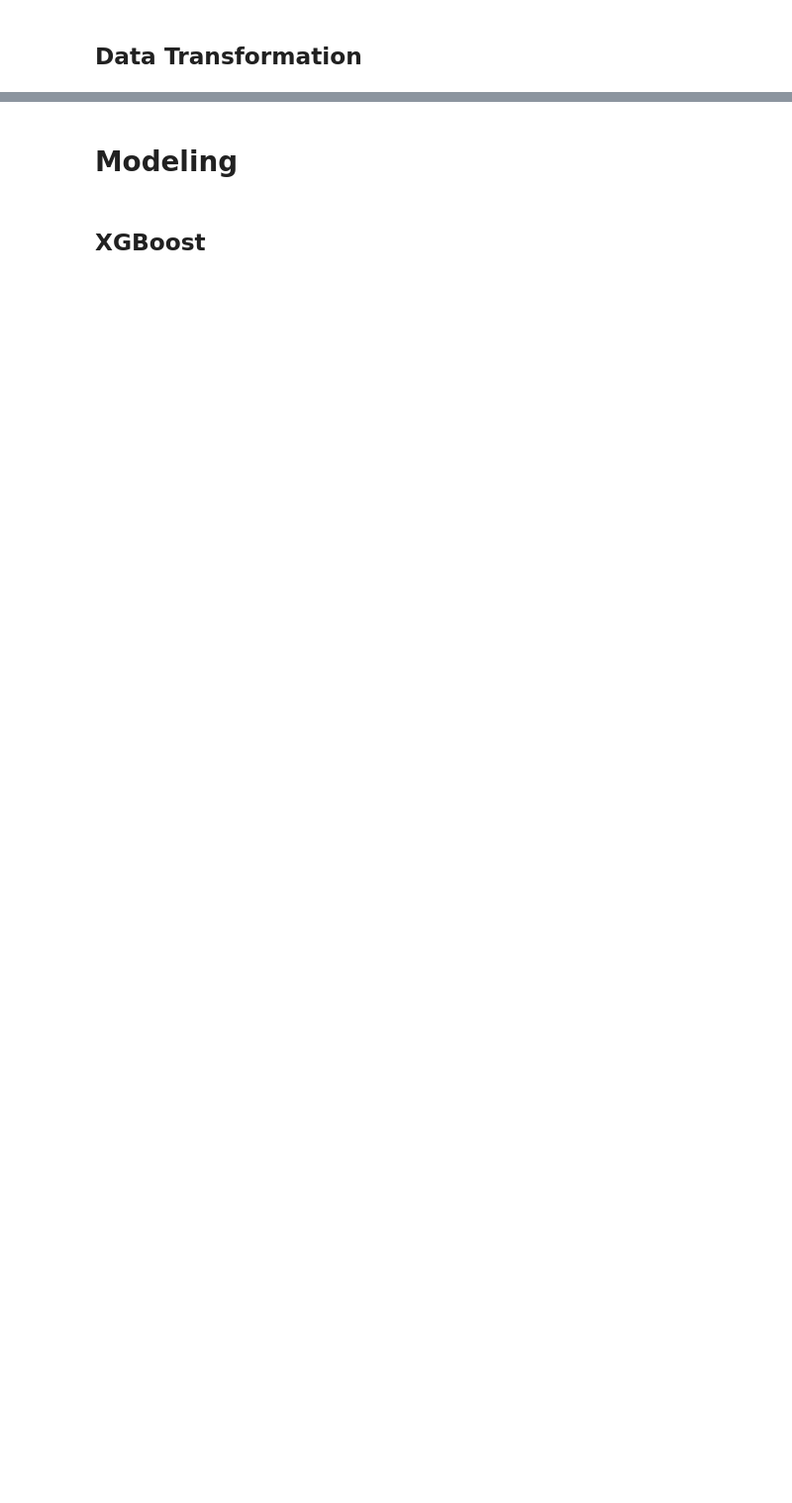
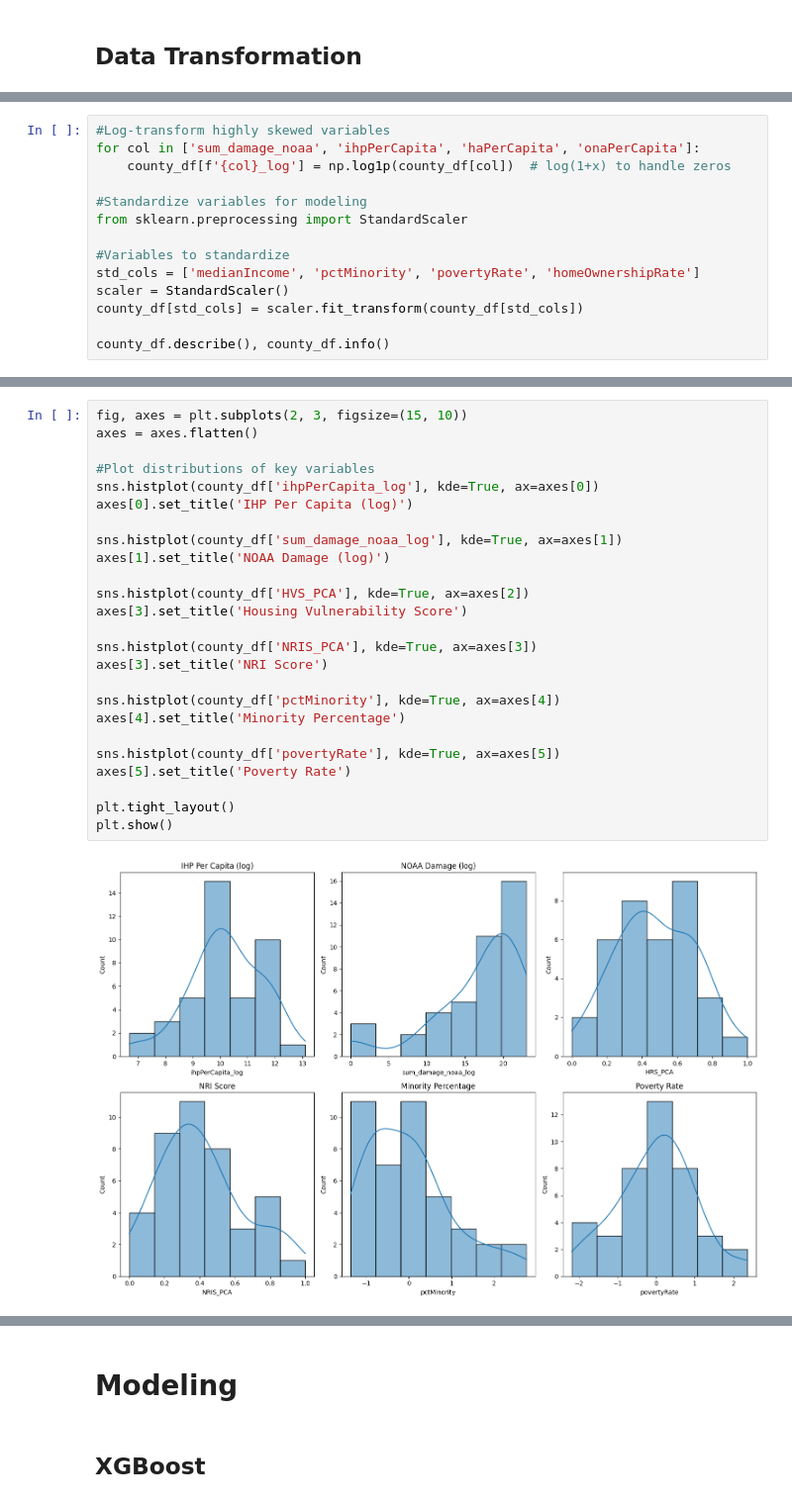
Before and after one commit to ex-pr/projects, a Jupyter notebook: research_paper/Code_research_paper.ipynb, the cells around one changed output, grey strips where cells are left out. Shown at 99% size. Cells and saved outputs as stored; diff of their text form; blank space fills up the shorter version.

```diff
--- a/research_paper/Code_research_paper.ipynb
+++ b/research_paper/Code_research_paper.ipynb
@@ -2626,0 +1862,14 @@ memory usage: 6.2+ KB
+# %%
+#Log-transform highly skewed variables
+for col in ['sum_damage_noaa', 'ihpPerCapita', 'haPerCapita', 'onaPerCapita']:
+    county_df[f'{col}_log'] = np.log1p(county_df[col])  # log(1+x) to handle zeros
+
+#Standardize variables for modeling
+from sklearn.preprocessing import StandardScaler
+
+#Variables to standardize
+std_cols = ['medianIncome', 'pctMinority', 'povertyRate', 'homeOwnershipRate']
+scaler = StandardScaler()
+county_df[std_cols] = scaler.fit_transform(county_df[std_cols])
+
+county_df.describe(), county_df.info()
@@ -2626,0 +2501,27 @@ memory usage: 6.2+ KB
+# %%
+fig, axes = plt.subplots(2, 3, figsize=(15, 10))
+axes = axes.flatten()
+
+#Plot distributions of key variables
+sns.histplot(county_df['ihpPerCapita_log'], kde=True, ax=axes[0])
+axes[0].set_title('IHP Per Capita (log)')
+
+sns.histplot(county_df['sum_damage_noaa_log'], kde=True, ax=axes[1])
+axes[1].set_title('NOAA Damage (log)')
+
+sns.histplot(county_df['HVS_PCA'], kde=True, ax=axes[2])
+axes[3].set_title('Housing Vulnerability Score')
+
+sns.histplot(county_df['NRIS_PCA'], kde=True, ax=axes[3])
+axes[3].set_title('NRI Score')
+
+sns.histplot(county_df['pctMinority'], kde=True, ax=axes[4])
+axes[4].set_title('Minority Percentage')
+
+sns.histplot(county_df['povertyRate'], kde=True, ax=axes[5])
+axes[5].set_title('Poverty Rate')
+
+plt.tight_layout()
+plt.show()
+# %% [output]
+[figure, added]
```
Also changed, not shown: parts of 100 cells of this notebook, 1 other file.
